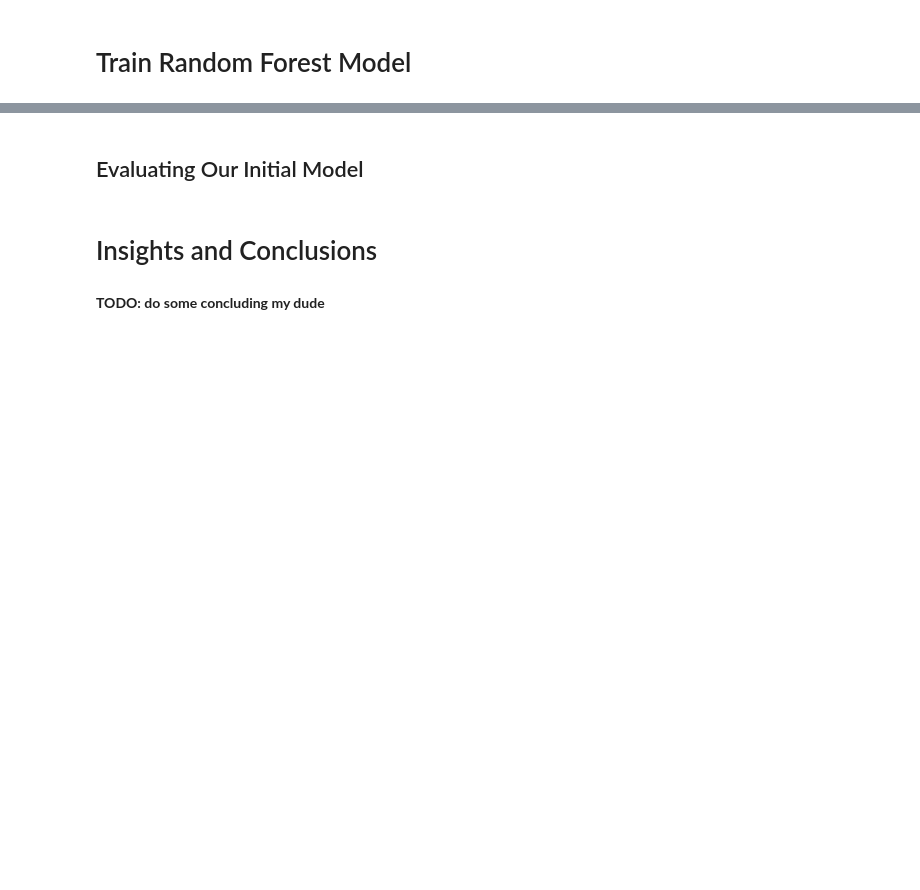
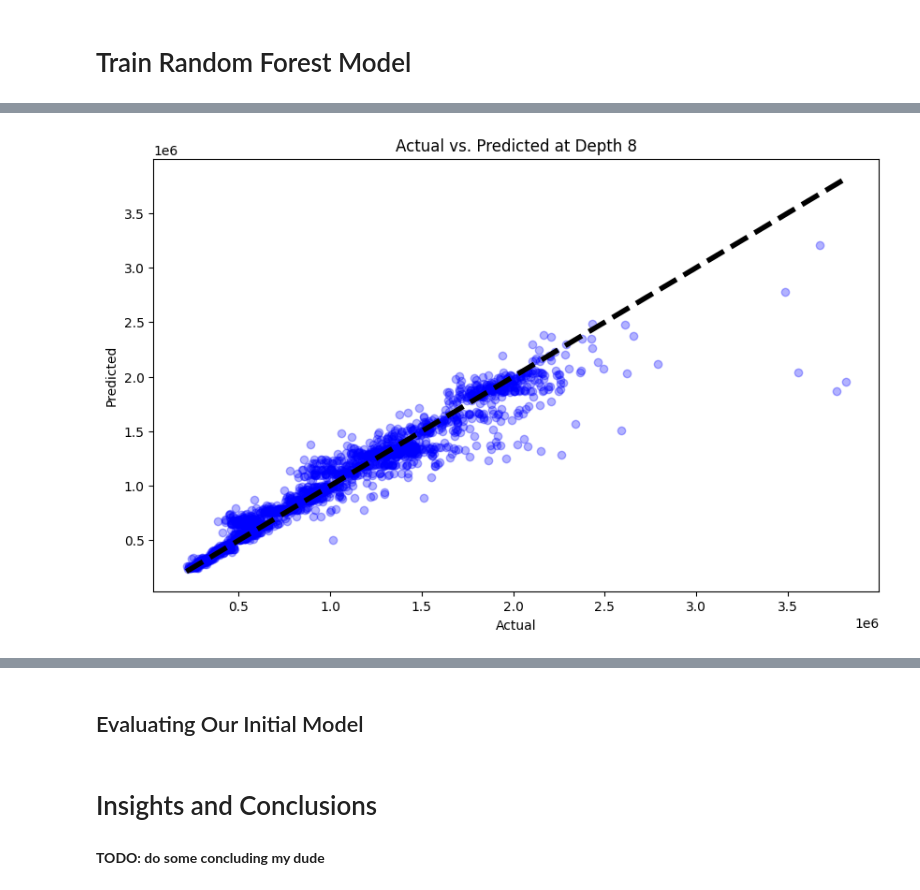
Before and after one commit to ChrisPerezLebron/CMSC320Project, a Jupyter notebook: main.ipynb, the cells around one changed output, grey strips where cells are left out. Drawn from its saved outputs; the diff is of its cells as text; code cells hidden in the pictures; blank space fills up the shorter version.

Commit message:
Tiding some things up. Additionally closed down on best depth level (12)

```diff
--- a/main.ipynb
+++ b/main.ipynb
@@ -998,65 +989,53 @@ import matplotlib.pyplot as plt
 import math
 from sklearn.metrics import accuracy_score, classification_report, confusion_matrix
 
-# Example DataFrame loading and setup
-# Load your dataset
-# df = pd.read_csv('your_data.csv')
-
-# Define X and y
-# y = df['target_column']
-# X = df.drop('target_column', axis=1)
-# print(X)
-# print(y)
-
 # Splitting the dataset into training, validation, and test sets
 X_train, X_test, y_train, y_test = train_test_split(X, y, test_size=0.3, random_state=42)
 X_train, X_validation, y_train, y_validation = train_test_split(X_test, y_test, test_size=0.3, random_state=42)
 
-# Assuming the best depth found is 9
-best_depth = 12
+# Assuming the best depth found is between 8 to 12.
 
-# Create the model with the specified depth
-model = RandomForestRegressor(max_depth=best_depth, n_estimators=numTrees)
-model.fit(X_train, y_train)  # Train model on the initial training set
+# Digging down to find the best depth
+for i in range(8, 13):
+    best_depth = i
 
-# Predict the test set
-y_pred = model.predict(X_test)
-# accuracy = accuracy_score(y_test, y_pred)
-# print(f"Accuracy of randomForest  {str(accuracy)}")
-# print(f"Classification Report for randomForest:")
-# print(classification_report(y_test, y_pred,zero_division=1))
+    # Create the model with the specified depth
+    model = RandomForestRegressor(max_depth=best_depth, n_estimators=numTrees)
+    model.fit(X_train, y_train)  # Train model on the initial training set
 
-# print(y_pred)
+    # Predict the test set
+    y_pred = model.predict(X_test)
 
-# Evaluate the model
-# print(y_test)
-mse = mean_squared_error(y_test, y_pred)
-rmse = np.sqrt(mse)
-mae = np.mean(np.abs(y_test - y_pred))
-r2 = r2_score(y_test, y_pred)
+    # Evaluate the model
+    mse = mean_squared_error(y_test, y_pred)
+    rmse = np.sqrt(mse)
+    mae = np.mean(np.abs(y_test - y_pred))
+    r2 = r2_score(y_test, y_pred)
 
-print(f"Test MSE: {mse}")
-print(f"Test RMSE: {rmse}")
-print(f"Test MAE: {mae}")
-print(f"Test R² score: {r2}")
-# print(f"Test sqrt of mse: {math.sqrt(mse)}")
+    print("STATISTICS FOR DEPTH %i" % i)
+    print("-----------------------------------------")
+    print(f"Test MSE: {mse}")
+    print(f"Test sqrt of mse: {math.sqrt(mse)}")
+    print(f"Test RMSE: {rmse}")
+    print(f"Test MAE: {mae}")
+    print(f"Test R² score: {r2}")
 
-# # Visualization of Actual vs Predicted
-# plt.figure(figsize=(10, 6))
-# plt.scatter(y_test, y_pred, alpha=0.3, color='blue')  # alpha for transparency
-# plt.plot([y_test.min(), y_test.max()], [y_test.min(), y_test.max()], 'k--', lw=4)  # Ideal line
-# plt.xlabel('Actual')
-# plt.ylabel('Predicted')
-# plt.title('Actual vs. Predicted at Depth 9')
-# plt.show()
+    # Visualization of Actual vs Predicted
+    plt.figure(figsize=(10, 6))
+    plt.scatter(y_test, y_pred, alpha=0.3, color='blue')  # alpha for transparency
+    plt.plot([y_test.min(), y_test.max()], [y_test.min(), y_test.max()], 'k--', lw=4)  # Ideal line
+    plt.xlabel('Actual')
+    plt.ylabel('Predicted')
+    plt.title('Actual vs. Predicted at Depth %i' % i)
+    plt.show()
 
-# # Residuals plot
-# residuals = y_test - y_pred
-# plt.figure(figsize=(10, 6))
-# plt.scatter(y_pred, residuals, alpha=0.3, color='red')
-# plt.hlines(y=0, xmin=y_pred.min(), xmax=y_pred.max(), colors='black', linestyles='dashed')
-# plt.xlabel('Predicted')
-# plt.ylabel('Residuals')
-# plt.title('Residuals Plot at Depth 9')
-# plt.show()
+    # Residuals plot
+    residuals = y_test - y_pred
+    plt.figure(figsize=(10, 6))
+    plt.scatter(y_pred, residuals, alpha=0.3, color='red')
+    plt.hlines(y=0, xmin=y_pred.min(), xmax=y_pred.max(), colors='black', linestyles='dashed')
+    plt.xlabel('Predicted')
+    plt.ylabel('Residuals')
+    plt.title('Residuals Plot at Depth %i' % i)
+    plt.show()
 # %% [output]
@@ -1066,0 +1049 @@ Test R² score: 0.9655907405209249
+[figure, added]
```
Also changed, not shown: parts of 40 cells of this notebook.
